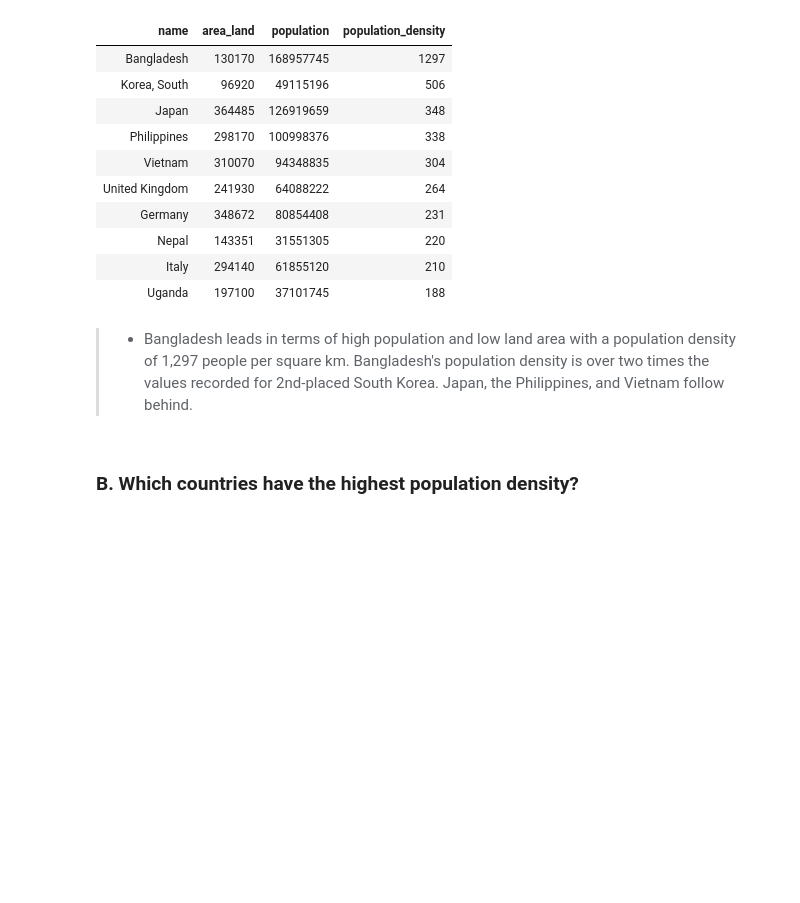
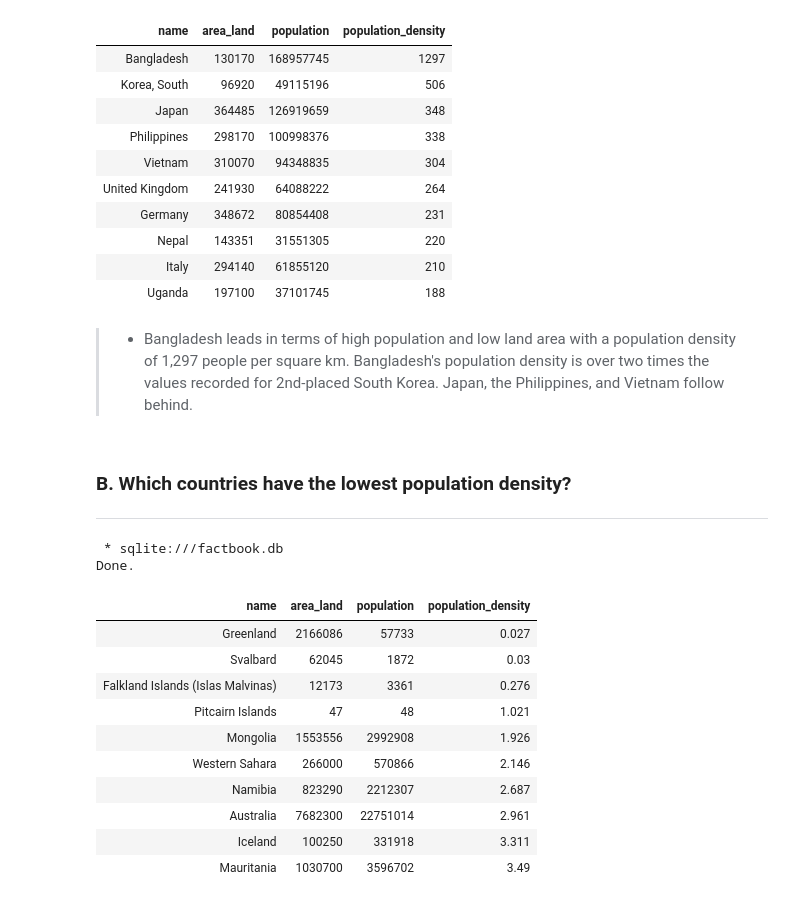
Before and after one commit to Lippins/CIA_factbook_data_analysis, a Jupyter notebook: notebook.ipynb, the cells around one changed output. Saved outputs shown, nothing was run; the diff lists cells and outputs as text; code cells hidden in the pictures; blank space fills up the shorter version.

```diff
--- a/notebook.ipynb
+++ b/notebook.ipynb
@@ -367,4 +368,37 @@ Done.
 # %% [markdown]
 >- Bangladesh leads in terms of high population and low land area with a population density of 1,297 people per square km. Bangladesh's population density is over two times the values recorded for 2nd-placed South Korea. Japan, the Philippines, and Vietnam follow behind.
 # %% [markdown]
-### B. Which countries have the highest population density?
+### B. Which countries have the lowest population density?
+---
+# %%
+%%sql
+SELECT name, area_land, population,
+       ROUND(
+            CAST(population AS Float) /
+              CAST(area_land AS Float)
+            , 3) AS population_density
+  FROM facts
+-- Filter out countries with zero or missing population/land area
+ WHERE name NOT IN (SELECT name
+                      FROM facts
+                     WHERE population = 0
+                         OR population IS NULL
+                         OR area_land = 0
+                         OR area_land IS NULL
+                   )
+ ORDER BY 4
+ LIMIT 10;
+# %% [output]
+ * sqlite:///factbook.db
+Done.
+| name | area_land | population | population_density |
+| Greenland | 2166086 | 57733 | 0.027 |
+| Svalbard | 62045 | 1872 | 0.03 |
+| Falkland Islands (Islas Malvinas) | 12173 | 3361 | 0.276 |
+| Pitcairn Islands | 47 | 48 | 1.021 |
+| Mongolia | 1553556 | 2992908 | 1.926 |
+| Western Sahara | 266000 | 570866 | 2.146 |
+| Namibia | 823290 | 2212307 | 2.687 |
+| Australia | 7682300 | 22751014 | 2.961 |
+| Iceland | 100250 | 331918 | 3.311 |
+| Mauritania | 1030700 | 3596702 | 3.49 |
```
Also changed, not shown: parts of 5 cells of this notebook.
